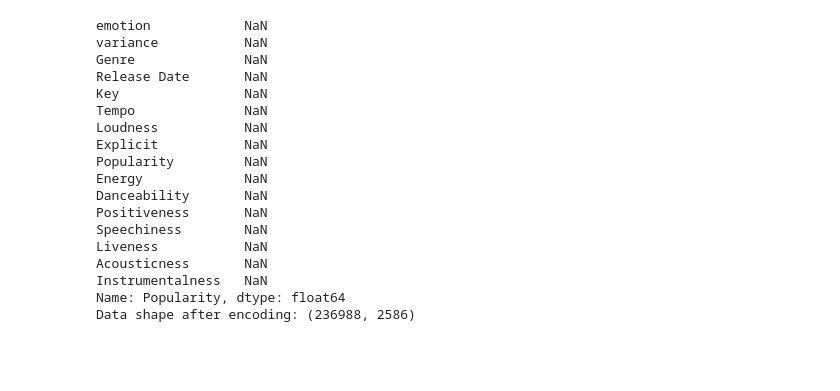
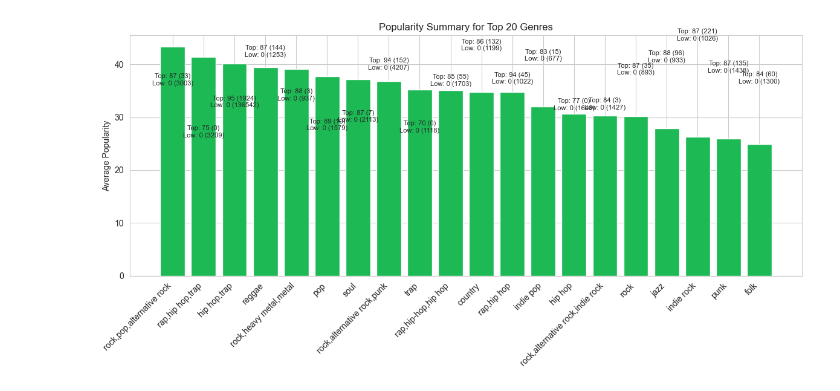
Before and after one commit to LaneyBlack/Practices-EWD, a Jupyter notebook: project/exploration.ipynb, the cells around one changed output. Saved outputs shown, nothing was run; the diff lists cells and outputs as text; code cells hidden in the pictures; blank space fills up the shorter version.

```diff
--- a/project/exploration.ipynb
+++ b/project/exploration.ipynb
@@ -31,27 +36,40 @@ df = df.dropna()
-# %%
-# Get correlation of all columns with Popularity
-pop_corr = df.corr()['Popularity'].sort_values(ascending=False)
-
-# Display
-print(pop_corr)
-# Confirm dimensions
-print(f"Data shape after encoding: {df_encoded.shape}")
-# %% [output]
-emotion            NaN
-variance           NaN
-Genre              NaN
-Release Date       NaN
-Key                NaN
-Tempo              NaN
-Loudness           NaN
-Explicit           NaN
-Popularity         NaN
-Energy             NaN
-Danceability       NaN
-Positiveness       NaN
-Speechiness        NaN
-Liveness           NaN
-Acousticness       NaN
-Instrumentalness   NaN
-Name: Popularity, dtype: float64
-Data shape after encoding: (236988, 2586)
+# %%
+import pandas as pd
+import matplotlib.pyplot as plt
+
+# Spotify green
+spotify_green = '#1DB954'
+
+# Select top 20 genres by count
+top_genres = df['Genre'].value_counts().nlargest(20).index
+filtered_df = df[df['Genre'].isin(top_genres)]
+
+# Group and calculate stats
+genre_stats = filtered_df.groupby('Genre').agg(
+    avg_popularity=('Popularity', 'mean'),
+    max_popularity=('Popularity', 'max'),
+    min_popularity=('Popularity', 'min'),
+    top_count=('Popularity', lambda x: (x > 80).sum()),
+    low_count=('Popularity', lambda x: (x < 30).sum())
+).reset_index()
+
+# Sort by average popularity
+genre_stats = genre_stats.sort_values(by='avg_popularity', ascending=False)
+
+# Plot
+plt.figure(figsize=(12, 6))
+bars = plt.bar(genre_stats['Genre'], genre_stats['avg_popularity'], color=spotify_green)
+
+# Add annotations
+for i, row in genre_stats.iterrows():
+    plt.text(i, row['avg_popularity'] + 1,
+             f"Top: {row['max_popularity']:.0f} ({row['top_count']})\nLow: {row['min_popularity']:.0f} ({row['low_count']})",
+             ha='center', va='bottom', fontsize=8)
+
+plt.xticks(rotation=45, ha='right')
+plt.ylabel('Average Popularity')
+plt.title('Popularity Summary for Top 20 Genres')
+plt.tight_layout()
+plt.show()
+# %% [output]
+[figure, added]
```
Also changed, not shown: parts of 31 cells of this notebook, 1 other file.
